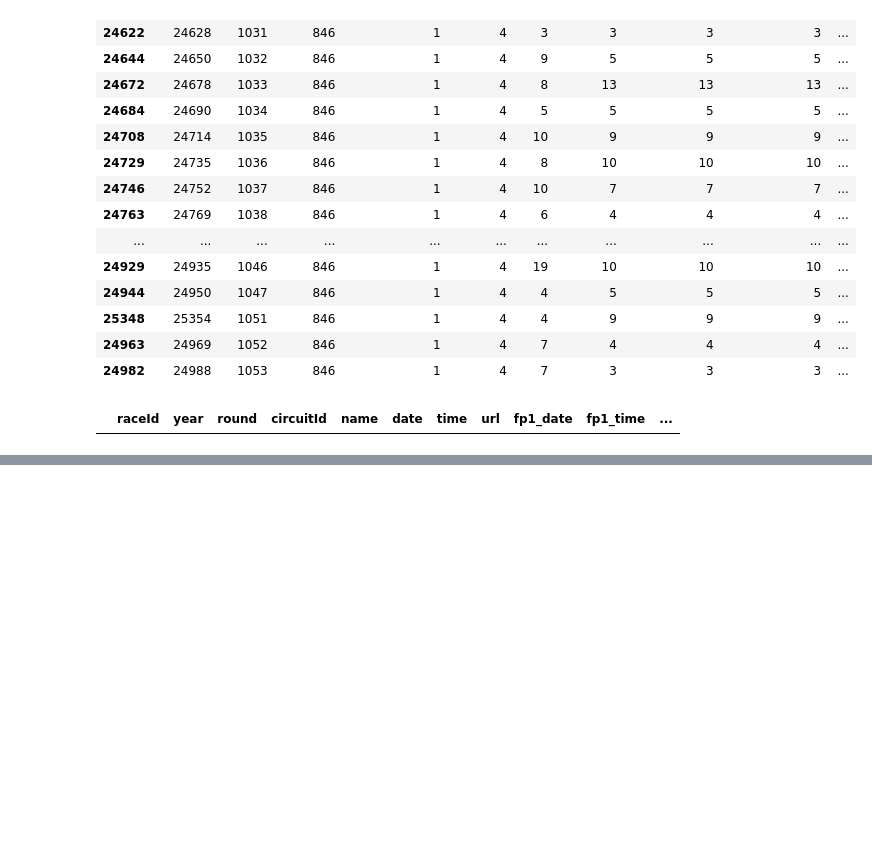
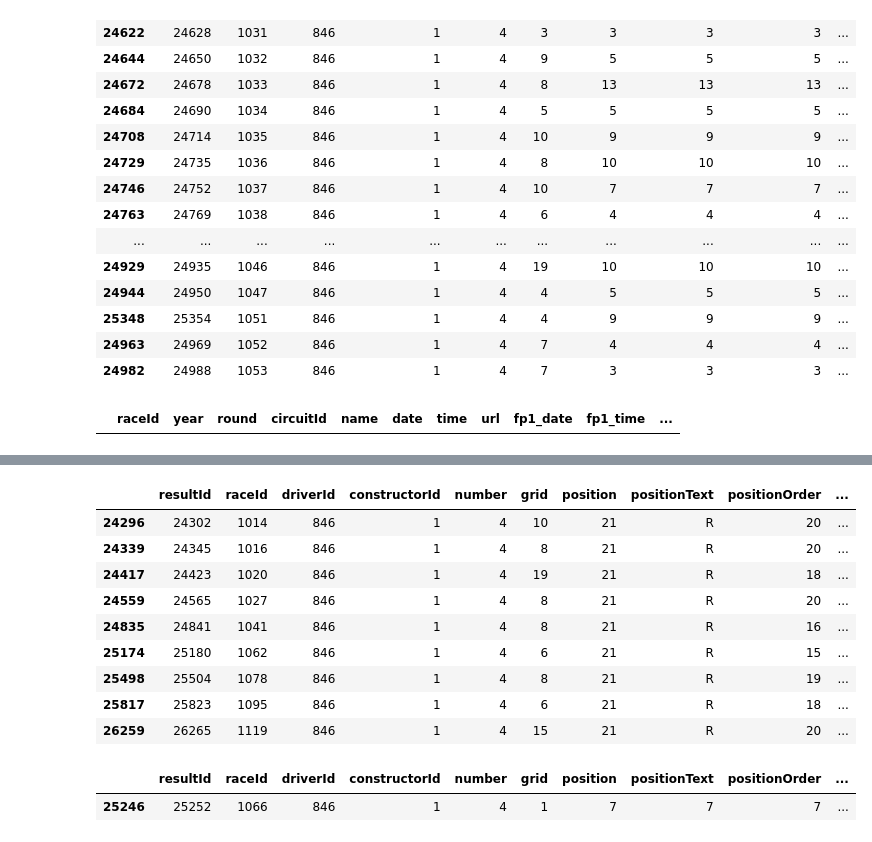
Before and after one commit to abbi3l3igh/DE-TS-Assignments, a Jupyter notebook: Week 1/QAWeek2.ipynb, the cells around one changed output, grey strips where cells are left out. Cells and saved outputs as stored; diff of their text form; code cells hidden in the pictures; blank space fills up the shorter version.

```diff
--- a/Week 1/QAWeek2.ipynb
+++ b/Week 1/QAWeek2.ipynb
@@ -347,0 +361,20 @@ plt.show()
+# %%
+# what are all the startings for the ending 21's
+no_4_race_results.loc[no_4_race_results['position'] == 21]
+# %% [output]
+|  | resultId | raceId | driverId | constructorId | number | grid | position | positionText | positionOrder | ... |
+| 24296 | 24302 | 1014 | 846 | 1 | 4 | 10 | 21 | R | 20 | ... |
+| 24339 | 24345 | 1016 | 846 | 1 | 4 | 8 | 21 | R | 20 | ... |
+| 24417 | 24423 | 1020 | 846 | 1 | 4 | 19 | 21 | R | 18 | ... |
+| 24559 | 24565 | 1027 | 846 | 1 | 4 | 8 | 21 | R | 20 | ... |
+| 24835 | 24841 | 1041 | 846 | 1 | 4 | 8 | 21 | R | 16 | ... |
+| 25174 | 25180 | 1062 | 846 | 1 | 4 | 6 | 21 | R | 15 | ... |
+| 25498 | 25504 | 1078 | 846 | 1 | 4 | 8 | 21 | R | 19 | ... |
+| 25817 | 25823 | 1095 | 846 | 1 | 4 | 6 | 21 | R | 18 | ... |
+| 26259 | 26265 | 1119 | 846 | 1 | 4 | 15 | 21 | R | 20 | ... |
+# %%
+# what are all the endings for the starting 1's
+no_4_race_results.loc[no_4_race_results['grid'] == 1]
+# %% [output]
+|  | resultId | raceId | driverId | constructorId | number | grid | position | positionText | positionOrder | ... |
+| 25246 | 25252 | 1066 | 846 | 1 | 4 | 1 | 7 | 7 | 7 | ... |
```
Also changed, not shown: parts of 6 cells of this notebook, 4 other files.
